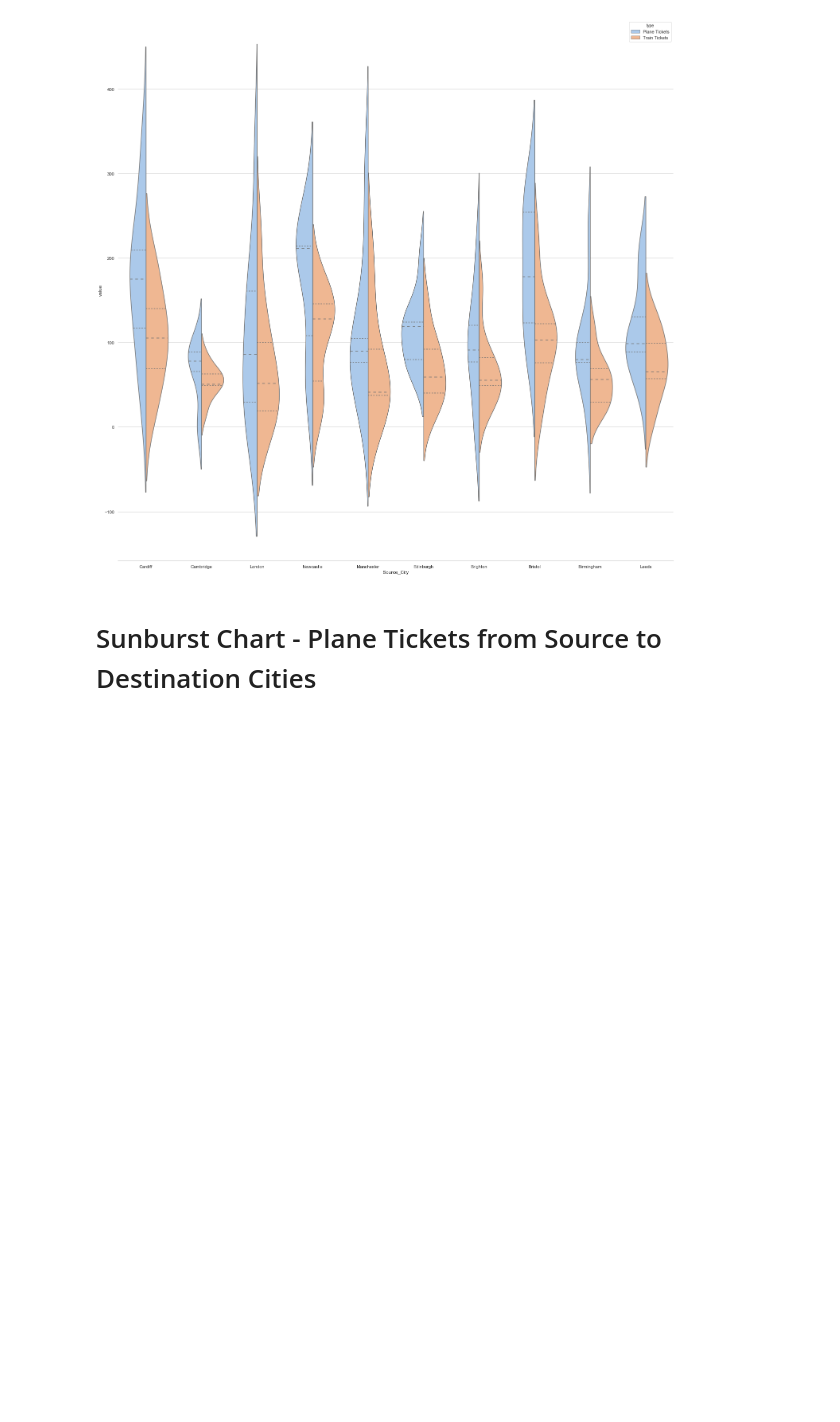
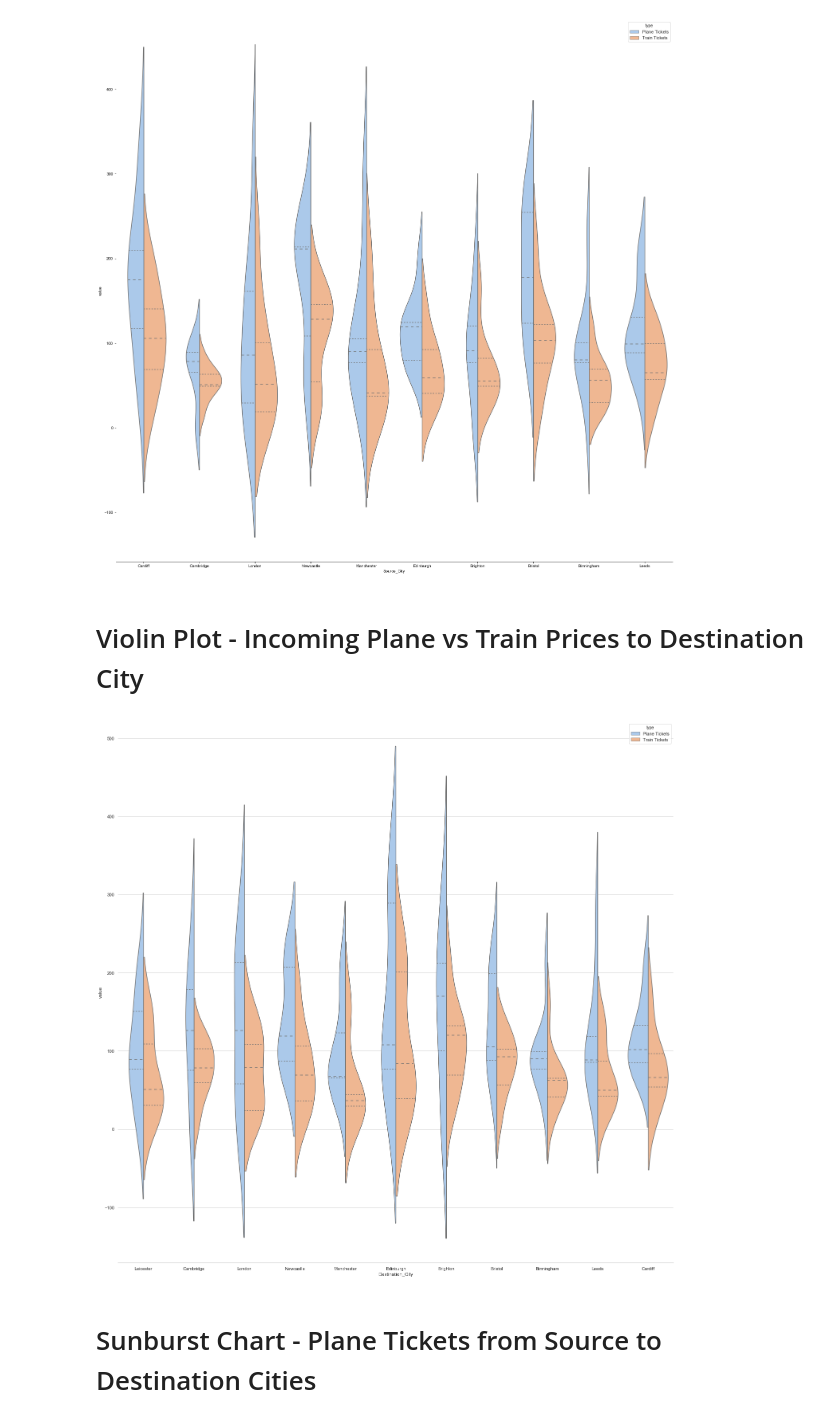
Before and after one commit to mhaiskarshridhar/Efficient-Transportation, a Jupyter notebook: Plane vs Train UK.ipynb, the cells around one changed output. Saved outputs shown, nothing was run; the diff lists cells and outputs as text; code cells hidden in the pictures; blank space fills up the shorter version.

```diff
--- a/Plane vs Train UK.ipynb
+++ b/Plane vs Train UK.ipynb
@@ -73,6 +74,21 @@ sns.violinplot(ax=ax,x="Source_City", y="value", hue="type",
 sns.despine(left=True)
 # %% [output]
 [figure]
+# %% [markdown]
+# Violin Plot -  Incoming Plane vs Train Prices to Destination City
+# %%
+df_violin_destination = pd.melt(df, id_vars=['Destination_City'], value_vars=['Plane Tickets','Train Tickets'],var_name="type")
+# %%
+fig, ax = pyplot.subplots(figsize =(25, 25))
+
+sns.set(style="whitegrid", palette="pastel", color_codes=True)
+# Draw a nested violinplot and split the violins for easier comparison
+sns.violinplot(ax=ax,x="Destination_City", y="value", hue="type",
+               split=True, inner="quart",
+               data=df_violin_destination)
+sns.despine(left=True)
+# %% [output]
+[figure, added]
 # %% [markdown]
 # Sunburst Chart - Plane Tickets from Source to Destination Cities
 # %%
```
Also changed, not shown: parts of 11 cells of this notebook.
